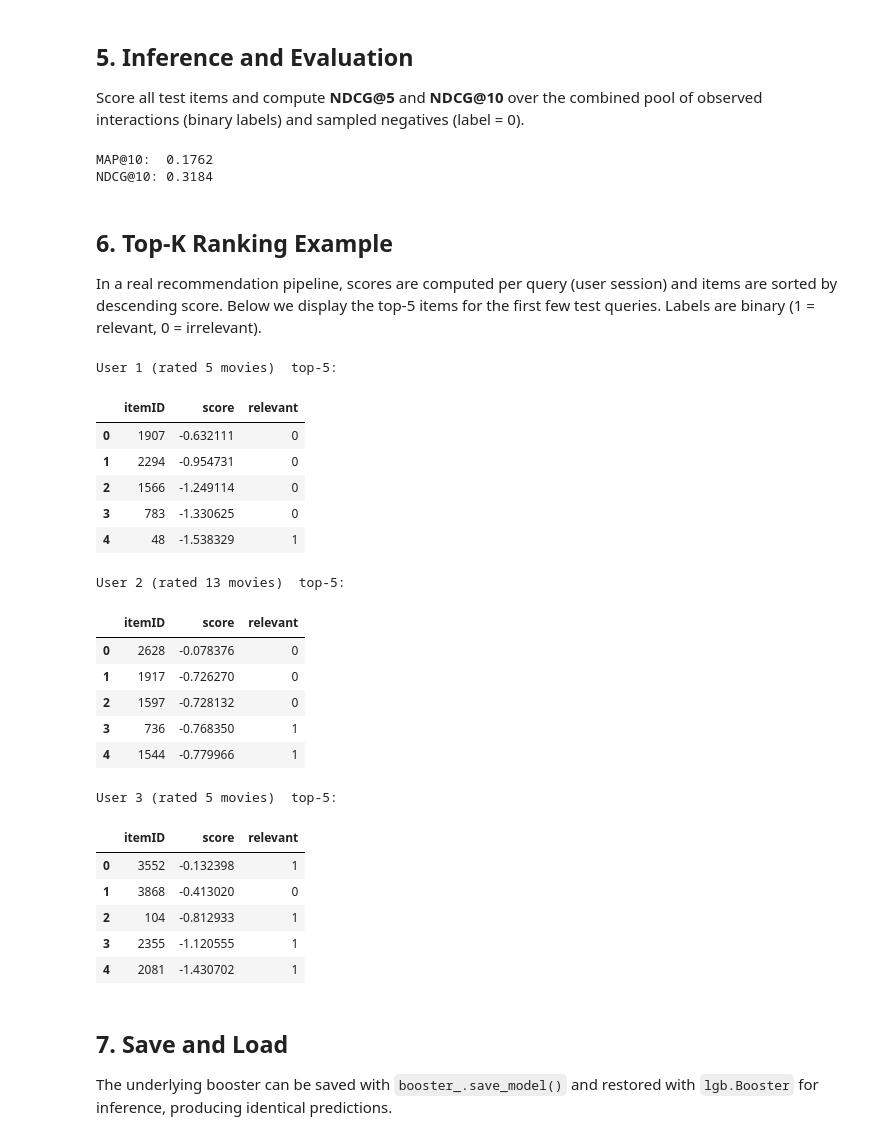
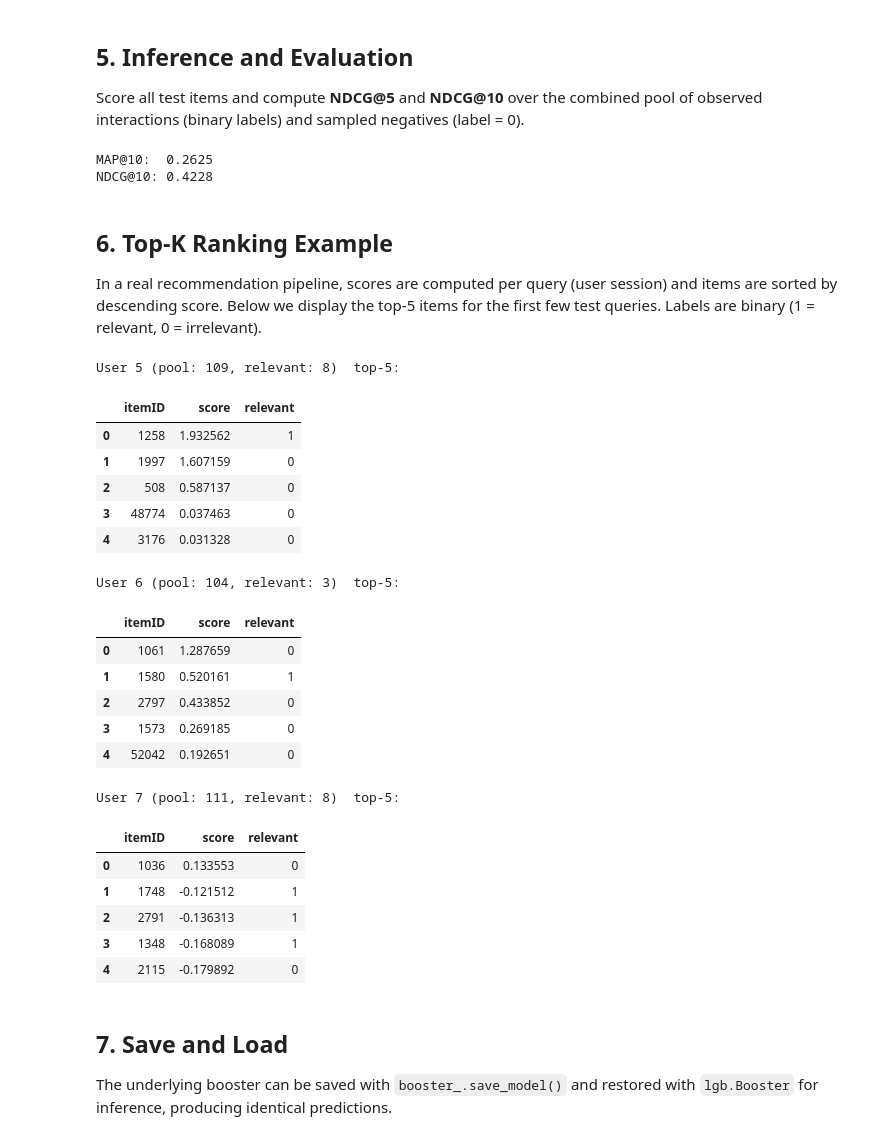
Before and after one commit to Mu-L/recommenders, a Jupyter notebook: examples/00_quick_start/lightgbm_movielens.ipynb, the cells around one changed output. Cells and saved outputs as stored; diff of their text form; code cells hidden in the pictures.

Commit message:
refactor: update data loading and evaluation display in lightgbm_movielens
Signed-off-by: ds-wook <leewook94@gmail.com>

```diff
--- a/examples/00_quick_start/lightgbm_movielens.ipynb
+++ b/examples/00_quick_start/lightgbm_movielens.ipynb
@@ -70,7 +70,7 @@ export DISABLE_PANDERA_IMPORT_WARNING=True
   warnings.warn(_future_warning, FutureWarning)
 # %%
 # Data settings
-MOVIELENS_DATA_SIZE = "1m"
+MOVIELENS_DATA_SIZE = "10m"
 USER_COL = "userID"
 ITEM_COL = "itemID"
 RATING_COL = "rating"
@@ -401,8 +402,8 @@ eval_ndcg10 = ndcg_at_k(
 print(f"MAP@10:  {eval_map10:.4f}")
 print(f"NDCG@10: {eval_ndcg10:.4f}")
 # %% [output]
-MAP@10:  0.1762
-NDCG@10: 0.3184
+MAP@10:  0.2625
+NDCG@10: 0.4228
 # %%
 # Record results for tests - ignore this cell
 store_metadata("map_at_10", eval_map10)
@@ -412,44 +413,49 @@ store_metadata("ndcg_at_10", eval_ndcg10)
 
 In a real recommendation pipeline, scores are computed per query (user session) and items are sorted by descending score. Below we display the top-5 items for the first few test queries. Labels are binary (1 = relevant, 0 = irrelevant).
 # %%
-user_ids = test_data[USER_COL].unique()
+eval_pool = pd.concat(
+    [
+        test_data[[USER_COL, ITEM_COL, LABEL_COL]].assign(score=scores),
+        neg_df[[USER_COL, ITEM_COL, LABEL_COL]].assign(score=neg_scores),
+    ]
+).reset_index(drop=True)
 
-start = 0
-for user, g in zip(user_ids[:3], test_group[:3]):
-    end = start + g
-    query_df = pd.DataFrame(
-        {
-            ITEM_COL: test_data[ITEM_COL].iloc[start:end].values,
-            "score": scores[start:end],
-            "relevant": test_y[start:end].reshape(-1).astype(int),
-        }
-    )
+shown = 0
+for user in test_data[USER_COL].unique():
+    if shown >= 3:
+        break
+    query_df = eval_pool[eval_pool[USER_COL] == user][[ITEM_COL, "score", LABEL_COL]]
+    query_df = query_df.rename(columns={LABEL_COL: "relevant"})
     top5 = query_df.nlargest(5, "score").reset_index(drop=True)
-    print(f"User {user} (rated {g} movies)  top-5:")
+    # only show users where at least one relevant item appears in top-5
+    if top5["relevant"].sum() == 0:
+        continue
+    n_pos = int((query_df["relevant"] == 1).sum())
+    print(f"User {user} (pool: {len(query_df)}, relevant: {n_pos})  top-5:")
     display(top5)
-    start = end
+    shown += 1
 # %% [output]
-User 1 (rated 5 movies)  top-5:
+User 5 (pool: 109, relevant: 8)  top-5:
 |  | itemID | score | relevant |
-| 0 | 1907 | -0.632111 | 0 |
-| 1 | 2294 | -0.954731 | 0 |
-| 2 | 1566 | -1.249114 | 0 |
-| 3 | 783 | -1.330625 | 0 |
-| 4 | 48 | -1.538329 | 1 |
+| 0 | 1258 | 1.932562 | 1 |
+| 1 | 1997 | 1.607159 | 0 |
+| 2 | 508 | 0.587137 | 0 |
+| 3 | 48774 | 0.037463 | 0 |
+| 4 | 3176 | 0.031328 | 0 |
-User 2 (rated 13 movies)  top-5:
+User 6 (pool: 104, relevant: 3)  top-5:
 |  | itemID | score | relevant |
-| 0 | 2628 | -0.078376 | 0 |
-| 1 | 1917 | -0.726270 | 0 |
-| 2 | 1597 | -0.728132 | 0 |
-| 3 | 736 | -0.768350 | 1 |
-| 4 | 1544 | -0.779966 | 1 |
+| 0 | 1061 | 1.287659 | 0 |
+| 1 | 1580 | 0.520161 | 1 |
+| 2 | 2797 | 0.433852 | 0 |
+| 3 | 1573 | 0.269185 | 0 |
+| 4 | 52042 | 0.192651 | 0 |
-User 3 (rated 5 movies)  top-5:
+User 7 (pool: 111, relevant: 8)  top-5:
 |  | itemID | score | relevant |
-| 0 | 3552 | -0.132398 | 1 |
-| 1 | 3868 | -0.413020 | 0 |
-| 2 | 104 | -0.812933 | 1 |
-| 3 | 2355 | -1.120555 | 1 |
-| 4 | 2081 | -1.430702 | 1 |
+| 0 | 1036 | 0.133553 | 0 |
+| 1 | 1748 | -0.121512 | 1 |
+| 2 | 2791 | -0.136313 | 1 |
+| 3 | 1348 | -0.168089 | 1 |
+| 4 | 2115 | -0.179892 | 0 |
 # %% [markdown]
 ## 7. Save and Load
 
```
Also changed, not shown: parts of 4 cells of this notebook.
